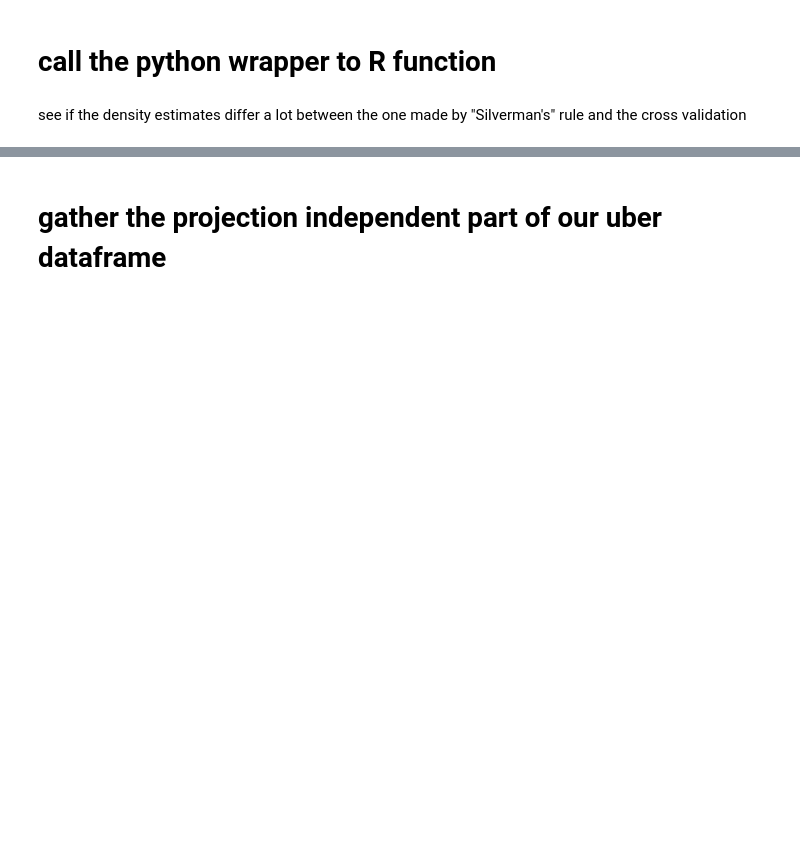
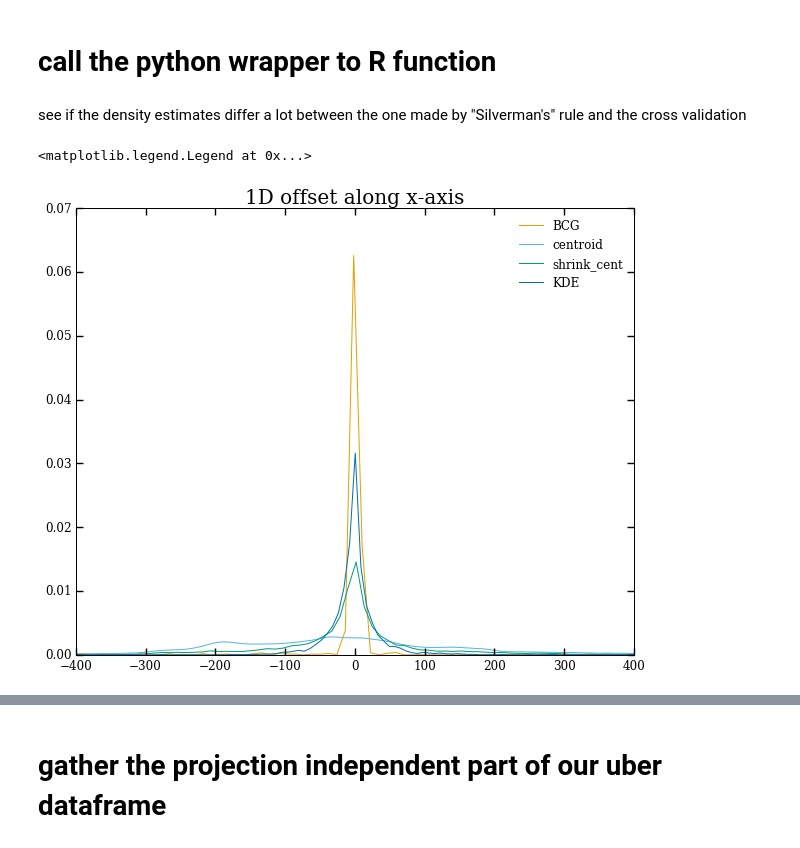
Before and after one commit to karenyyng/galaxy_DM_offset, a Jupyter notebook: code/analyses/fig5_offset_distribution.ipynb, the cells around one changed output, grey strips where cells are left out. Cells and saved outputs as stored; diff of their text form; code cells hidden in the pictures; blank space fills up the shorter version.

```diff
--- a/code/analyses/fig5_offset_distribution.ipynb
+++ b/code/analyses/fig5_offset_distribution.ipynb
@@ -226,3 +217,17 @@ sum_stat_df.ix['BCG', 'loc']
 # %% [markdown]
 see if the density estimates differ a lot between the one made by "Silverman's" rule and
 the cross validation
+# %%
+plt.
+for stat in ['BCG', u'centroid', u'shrink_cent', u'KDE']:
+
+    fhat = get_KDE.do_1D_KDE(np.array(dom_peak_df["Delta_x_" + stat]),
+                             convert_to_py_format=True)
+    plt.plot(fhat['eval_points'], fhat['estimate'], label=stat)
+
+plt.xlim(-400, 400)
+plt.title('1D offset along x-axis')
+plt.legend()
+# %% [output]
+<matplotlib.legend.Legend at 0x...>
+[figure, added]
```
Also changed, not shown: parts of 26 cells of this notebook, 10 other files.
